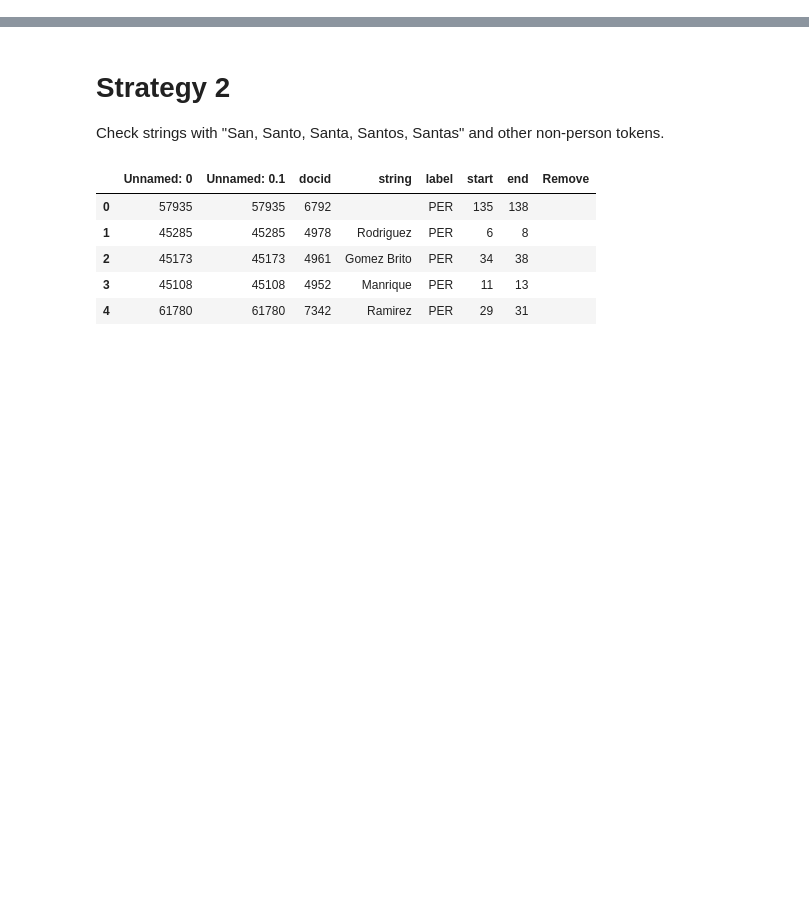
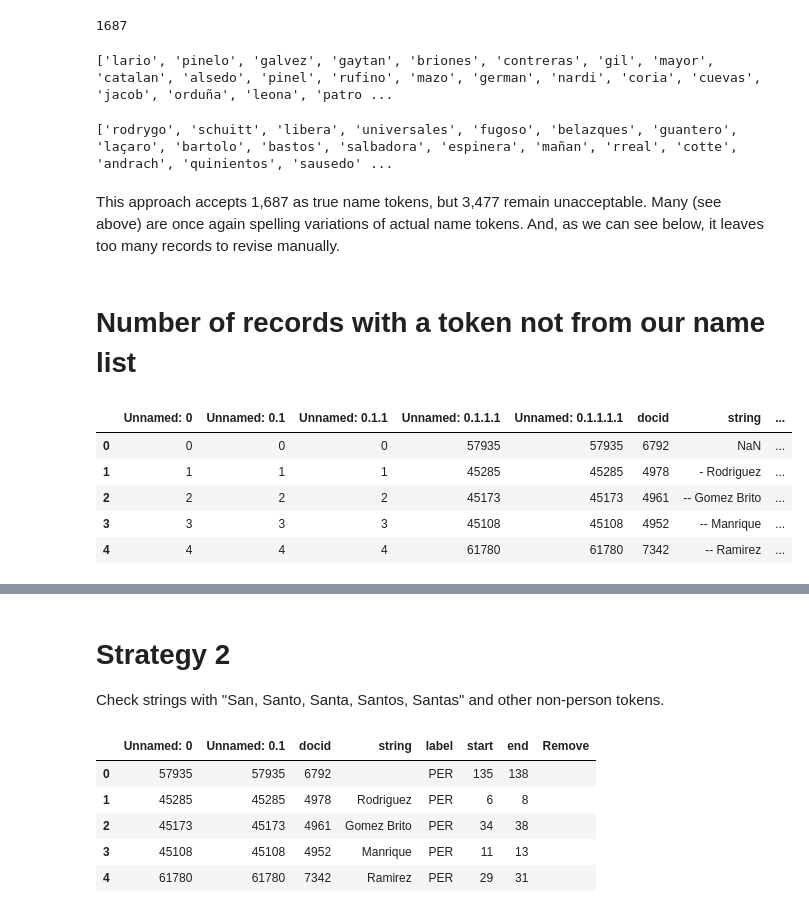
Before and after one commit to FelipeAdeT/SevilleDataProcessing, a Jupyter notebook: Data Cleaning/Data Cleaning 2 Correct Miscategorized Labels.ipynb, the cells around one changed output, grey strips where cells are left out. Saved outputs shown, nothing was run; the diff lists cells and outputs as text; code cells hidden in the pictures; blank space fills up the shorter version.

```diff
--- a/Data Cleaning/Data Cleaning 2 Correct Miscategorized Labels.ipynb
+++ b/Data Cleaning/Data Cleaning 2 Correct Miscategorized Labels.ipynb
@@ -99,0 +128,25 @@ with open('PersonNameTokenList.csv','w') as file:
+# %%
+len(acceptedtokens)
+# %% [output]
+1687
+# %%
+print(acceptedtokens)
+# %% [output]
+['lario', 'pinelo', 'galvez', 'gaytan', 'briones', 'contreras', 'gil', 'mayor', 'catalan', 'alsedo', 'pinel', 'rufino', 'mazo', 'german', 'nardi', 'coria', 'cuevas', 'jacob', 'orduña', 'leona', 'patro ...
+# %%
+print(potential_non_names)
+# %% [output]
+['rodrygo', 'schuitt', 'libera', 'universales', 'fugoso', 'belazques', 'guantero', 'laçaro', 'bartolo', 'bastos', 'salbadora', 'espinera', 'mañan', 'rreal', 'cotte', 'andrach', 'quinientos', 'sausedo' ...
+# %% [markdown]
+This approach accepts 1,687 as true name tokens, but 3,477 remain unacceptable. Many (see above) are once again spelling variations of actual name tokens. And, as we can see below, it leaves too many records to revise manually.
+# %% [markdown]
+# Number of records with a token not from our name list
+# %%
+people.head()
+# %% [output]
+|  | Unnamed: 0 | Unnamed: 0.1 | Unnamed: 0.1.1 | Unnamed: 0.1.1.1 | Unnamed: 0.1.1.1.1 | docid | string | ... |
+| 0 | 0 | 0 | 0 | 57935 | 57935 | 6792 | NaN | ... |
+| 1 | 1 | 1 | 1 | 45285 | 45285 | 4978 | - Rodriguez | ... |
+| 2 | 2 | 2 | 2 | 45173 | 45173 | 4961 | -- Gomez Brito | ... |
+| 3 | 3 | 3 | 3 | 45108 | 45108 | 4952 | -- Manrique | ... |
+| 4 | 4 | 4 | 4 | 61780 | 61780 | 7342 | -- Ramirez | ... |
```
Also changed, not shown: parts of 62 cells of this notebook, 1 other file.
